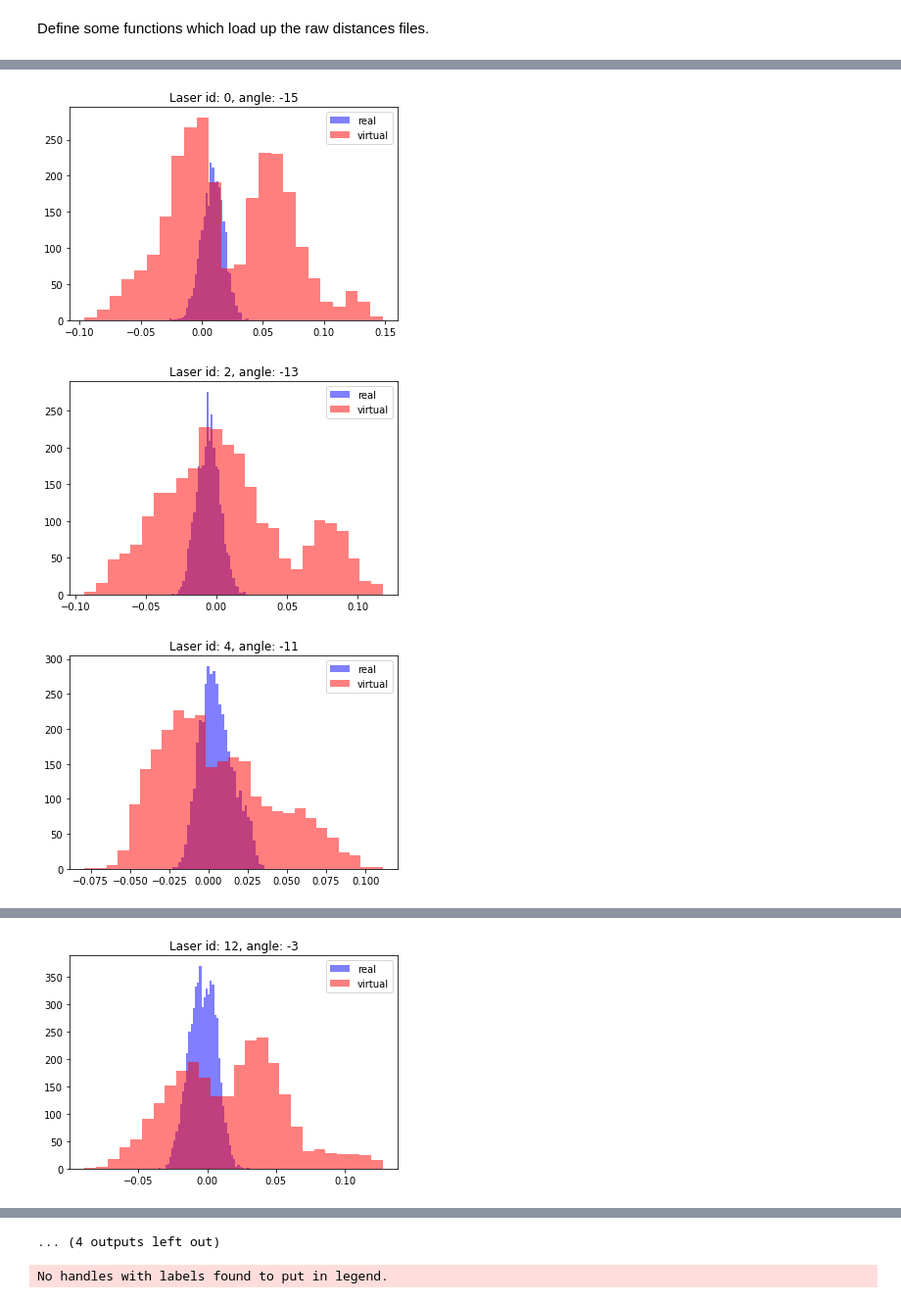
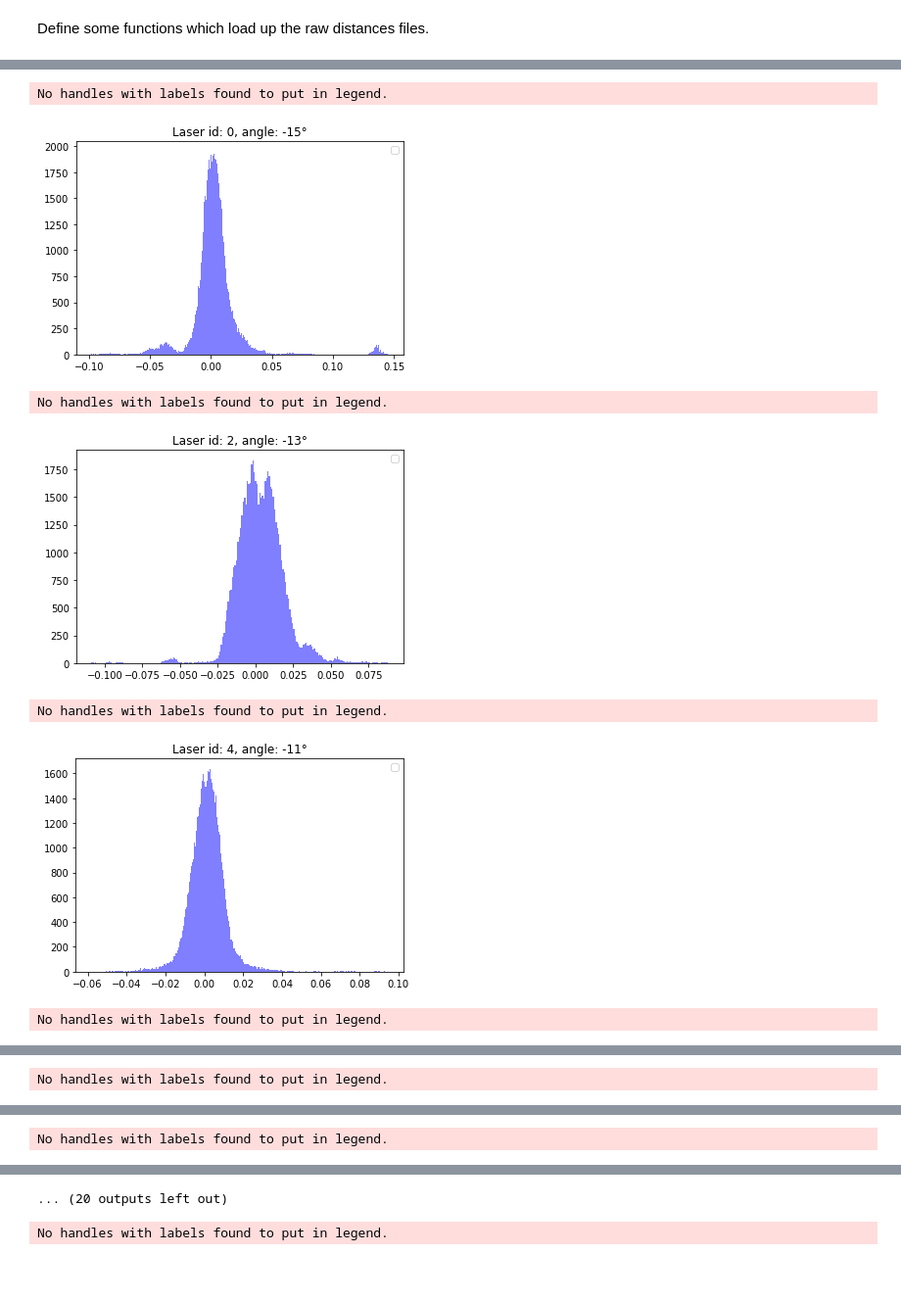
Before and after one commit to branislavjenco/thesis-code, a Jupyter notebook: histograms.ipynb, the cells around one changed output, grey strips where cells are left out. Shown: that part at 98% size. Drawn from its saved outputs; the diff is of its cells as text; code cells hidden in the pictures; blank space fills up the shorter version.

```diff
--- a/histograms.ipynb
+++ b/histograms.ipynb
@@ -31,13 +75,17 @@ virtual_distances = load_measurement_files_per_distance("/home/branislav/repos/t
 # %%
 errors = get_errors_per_laser(real_distances)
 virtual_errors = get_errors_per_laser(virtual_distances)
 for k in virtual_errors.keys():
-    plt.hist(errors[k], bins="auto", color=(0.0, 0.0, 1.0, 0.5), label="real")
-    plt.hist(virtual_errors[k], bins="auto", color=(1.0, 0.0, 0.0, 0.5), label="virtual")
-    plt.title(f"Laser id: {k}, angle: {laser_id_to_angle[k]}")
+    plt.hist(errors[k], bins="auto", color=(0.0, 0.0, 1.0, 0.5))
+#     plt.hist(virtual_errors[k], bins="auto", color=(1.0, 0.0, 0.0, 0.5), label="virtual")
+    plt.title(f"Laser id: {k}, angle: {laser_id_to_angle[k]}°")
     plt.legend()
     plt.show()
 # %% [output]
+No handles with labels found to put in legend.
-[figure, old version]
+[figure, new version]
+No handles with labels found to put in legend.
-[figure, old version]
+[figure, new version]
+No handles with labels found to put in legend.
-[figure, old version]
+[figure, new version]
+No handles with labels found to put in legend.
@@ -44,0 +93 @@ for k in virtual_errors.keys():
+No handles with labels found to put in legend.
@@ -45,0 +95 @@ for k in virtual_errors.keys():
+No handles with labels found to put in legend.
@@ -47 +96,0 @@ for k in virtual_errors.keys():
-[figure, removed]
@@ -53,4 +97,4 @@ for k in virtual_errors.keys():
-... (4 outputs left out)
+... (20 outputs left out)
 # %%
 errors = get_errors_per_laser(real_distances)
 virtual_errors = get_errors_per_laser(virtual_distances)
```
Also changed, not shown: parts of 7 cells of this notebook, 8 other files.
